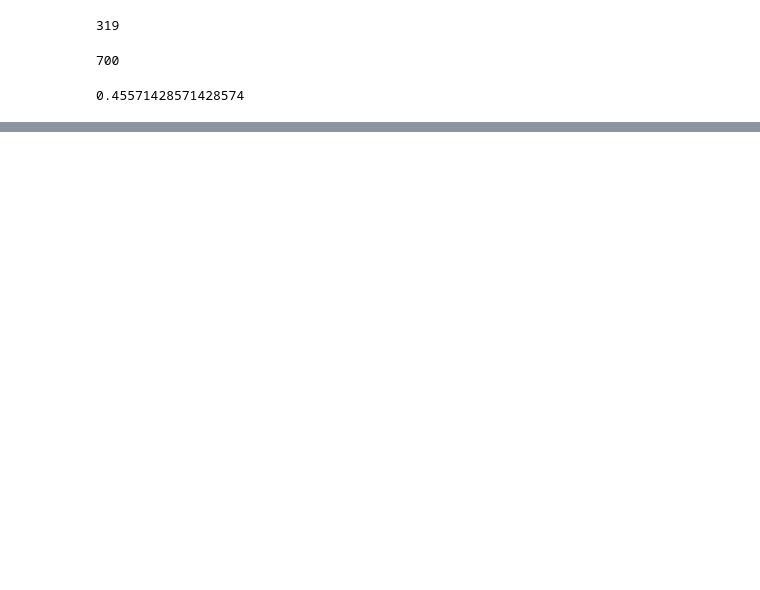
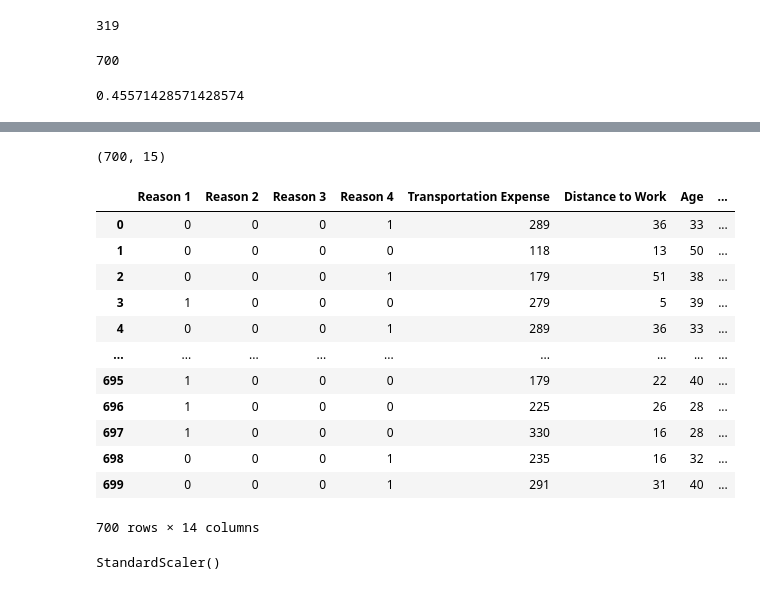
Before and after one commit to sammy10060102/Python-SQL-Tableau, a Jupyter notebook: ML- Logistic Regression.ipynb, the cells around one changed output, grey strips where cells are left out. Cells and saved outputs as stored; diff of their text form; code cells hidden in the pictures; blank space fills up the shorter version.

Commit message:
preprocessing data is done

```diff
--- a/ML- Logistic Regression.ipynb
+++ b/ML- Logistic Regression.ipynb
@@ -97,0 +105,3 @@ data_with_targets.head()
+# %%
+#checkpoint to save data
+data_with_targets = data_with_targets.copy()
@@ -97,0 +121,3 @@ data_with_targets.head()
+# %%
+# dropping Date column we already have Day of the Week
+data_with_targets = data_with_targets.drop(['Date'], axis =1 )
@@ -97,0 +133,22 @@ data_with_targets.head()
+# %%
+data_with_targets.shape
+# %% [output]
+(700, 15)
+# %%
+#select the inputs for our regression
+
+data_with_targets.iloc[:,:-1]
+# %% [output]
+|  | Reason 1 | Reason 2 | Reason 3 | Reason 4 | Transportation Expense | Distance to Work | Age | ... |
+| 0 | 0 | 0 | 0 | 1 | 289 | 36 | 33 | ... |
+| 1 | 0 | 0 | 0 | 0 | 118 | 13 | 50 | ... |
+| 2 | 0 | 0 | 0 | 1 | 179 | 51 | 38 | ... |
+| 3 | 1 | 0 | 0 | 0 | 279 | 5 | 39 | ... |
+| 4 | 0 | 0 | 0 | 1 | 289 | 36 | 33 | ... |
+| ... | ... | ... | ... | ... | ... | ... | ... | ... |
+| 695 | 1 | 0 | 0 | 0 | 179 | 22 | 40 | ... |
+| 696 | 1 | 0 | 0 | 0 | 225 | 26 | 28 | ... |
+| 697 | 1 | 0 | 0 | 0 | 330 | 16 | 28 | ... |
+| 698 | 0 | 0 | 0 | 1 | 235 | 16 | 32 | ... |
+| 699 | 0 | 0 | 0 | 1 | 291 | 31 | 40 | ... |
+700 rows × 14 columns
@@ -97,0 +160,7 @@ data_with_targets.head()
+# %%
+
+#This line will calculate the mean and standard deviation of each feature from unscalable inputs.
+
+absenteeism_scaler.fit(unscaled_inputs)
+# %% [output]
+StandardScaler()
```
Also changed, not shown: parts of 14 cells of this notebook.
